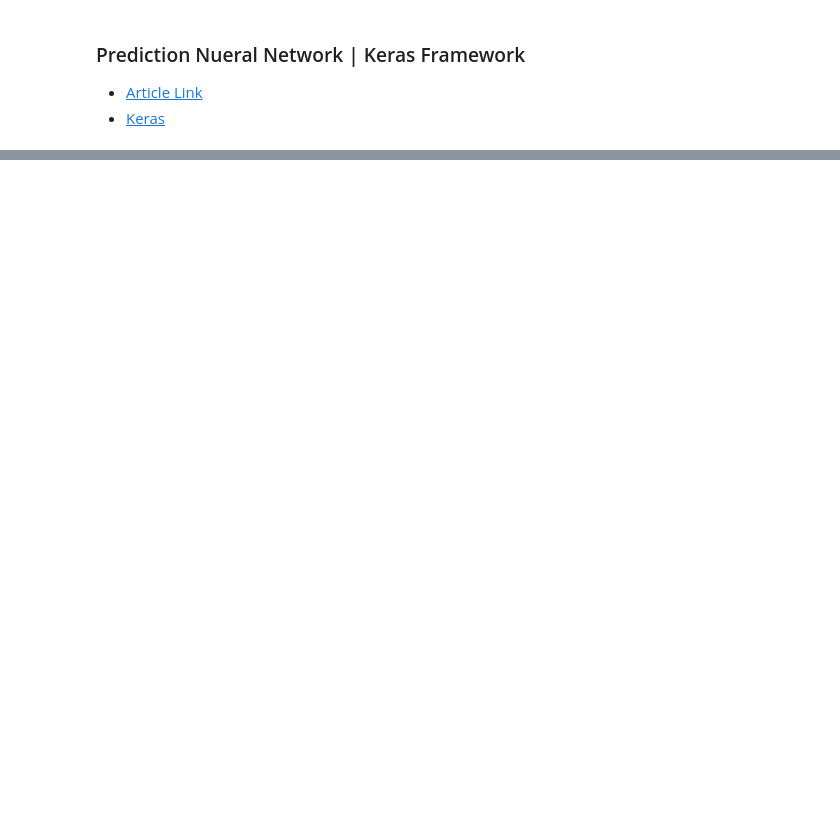
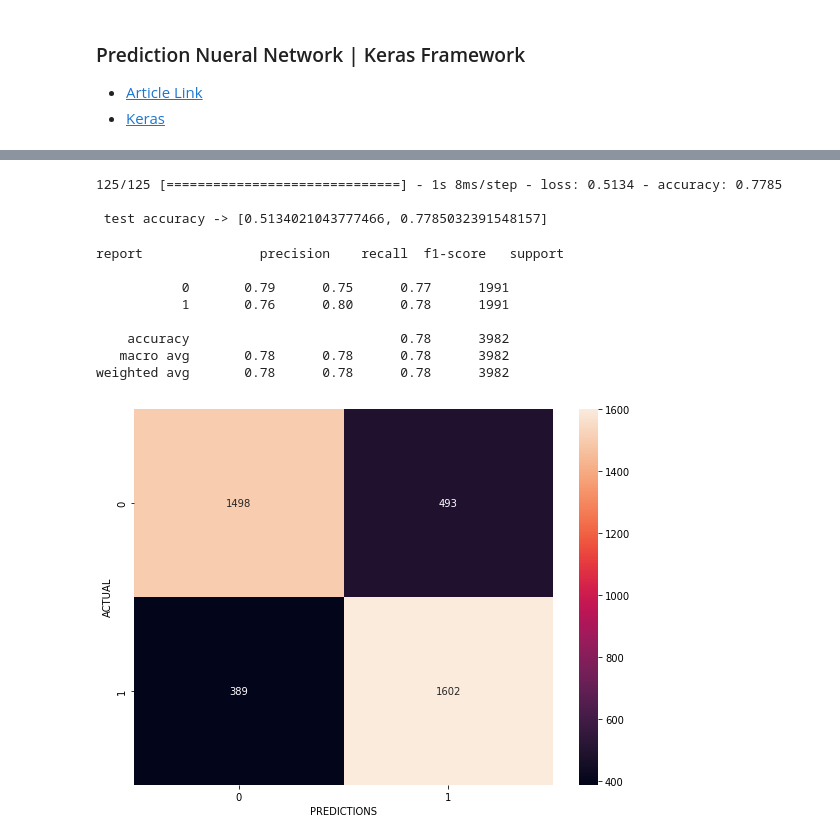
Before and after one commit to protovici/Data-Sciences, a Jupyter notebook: TensorFlow_Dev/churn_prediction.ipynb, the cells around one changed output, grey strips where cells are left out. Drawn from its saved outputs; the diff is of its cells as text; code cells hidden in the pictures; blank space fills up the shorter version.

```diff
--- a/TensorFlow_Dev/churn_prediction.ipynb
+++ b/TensorFlow_Dev/churn_prediction.ipynb
@@ -66,9 +105,9 @@ my_callbacks = [
 def model_nn(x_train, x_test, y_train, y_test):
 
     mod = keras.Sequential([
-        keras.layers.Dense(500, input_dim = len(x_train.columns), activation = 'relu'),
-        keras.layers.Dense(100, activation = 'relu'),
-        keras.layers.Dense(50, activation = 'sigmoid'),
+        keras.layers.Dense(5000, input_dim = len(x_train.columns), activation = 'relu'),
+        keras.layers.Dense(1000, activation = 'relu'),
+        keras.layers.Dense(500, activation = 'sigmoid'),
         keras.layers.Dense(1, activation = 'sigmoid'),
     ])
 
@@ -84,15 +123,29 @@ def model_nn(x_train, x_test, y_train, y_test):
     return y_pred
 
 y_pred = model_nn(x_train, x_test, y_train, y_test)
+# %% [output]
+125/125 [==============================] - 1s 8ms/step - loss: 0.5134 - accuracy: 0.7785
+
+ test accuracy -> [0.5134021043777466, 0.7785032391548157]
 # %%
 con = tf.math.confusion_matrix(labels = y_test, predictions = y_pred)
 print(f'report {classification_report(y_test, y_pred)}')
 
 plt.figure(figsize=(8,6))
 sns.heatmap(con, annot = True, fmt = "d")
-plt.xlabel("predictions")
+plt.xlabel("PREDICTIONS")
 plt.ylabel("ACTUAL")
 plt.show()
+# %% [output]
+report               precision    recall  f1-score   support
+
+           0       0.79      0.75      0.77      1991
+           1       0.76      0.80      0.78      1991
+
+    accuracy                           0.78      3982
+   macro avg       0.78      0.78      0.78      3982
+weighted avg       0.78      0.78      0.78      3982
+[figure, added]
 # %%
 sam_2 = SMOTE(sampling_strategy='minority')
 
```
Also changed, not shown: parts of 10 cells of this notebook, 1 other file.
